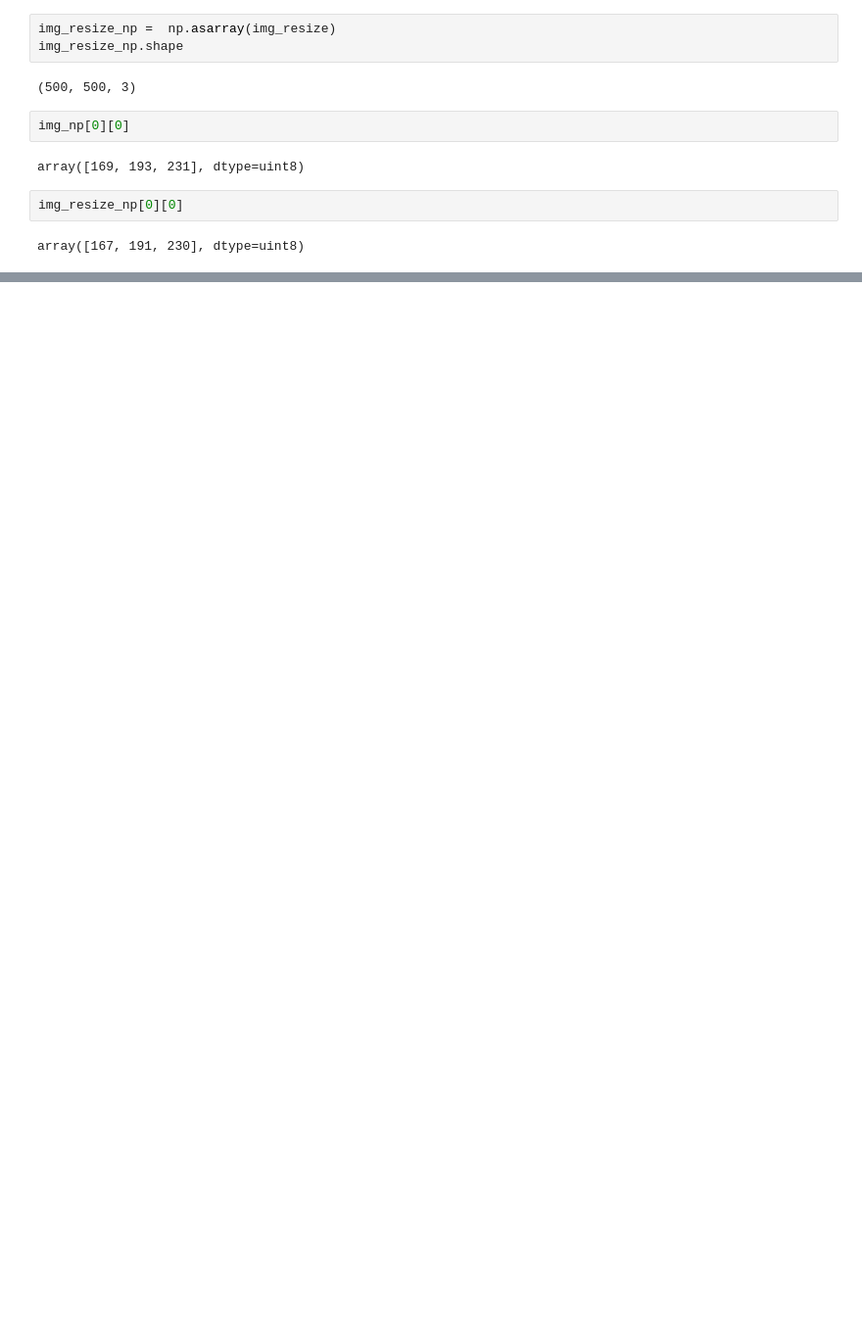
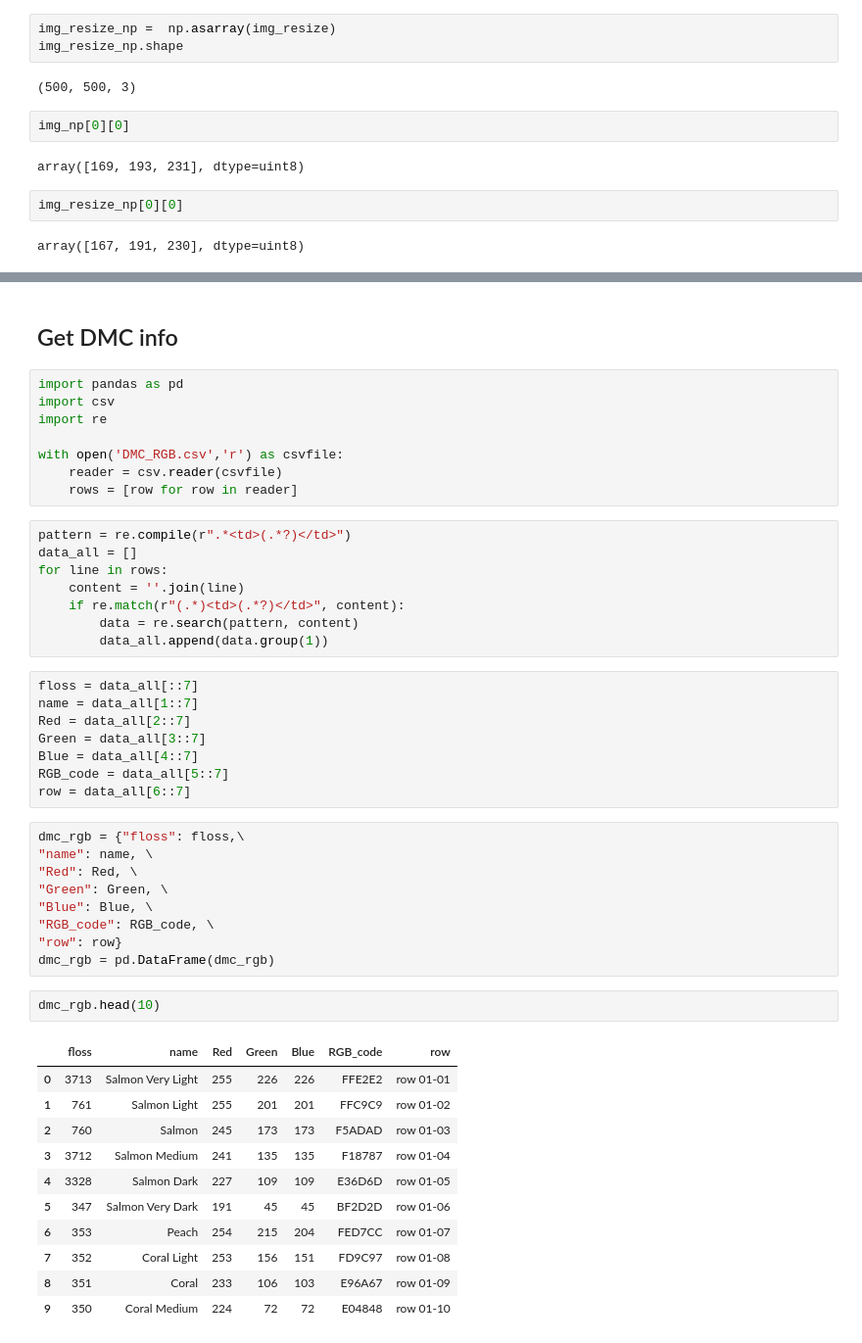
Before and after one commit to barbadosaloe/Dissertation, a Jupyter notebook: try.ipynb, the cells around one changed output, grey strips where cells are left out. Shown: that part at 98% size. Cells and saved outputs as stored; diff of their text form; blank space fills up the shorter version.

```diff
--- a/try.ipynb
+++ b/try.ipynb
@@ -36,0 +30,49 @@ ParserError: Error tokenizing data. C error: Expected 1 fields in line 81, saw 2
+# %% [markdown]
+## Get DMC info
+# %%
+import pandas as pd
+import csv
+import re
+
+with open('DMC_RGB.csv','r') as csvfile:
+    reader = csv.reader(csvfile)
+    rows = [row for row in reader]
+# %%
+pattern = re.compile(r".*<td>(.*?)</td>")
+data_all = []
+for line in rows:
+    content = ''.join(line)
+    if re.match(r"(.*)<td>(.*?)</td>", content):
+        data = re.search(pattern, content)
+        data_all.append(data.group(1))
+# %%
+floss = data_all[::7]
+name = data_all[1::7]
+Red = data_all[2::7]
+Green = data_all[3::7]
+Blue = data_all[4::7]
+RGB_code = data_all[5::7]
+row = data_all[6::7]
+# %%
+dmc_rgb = {"floss": floss,\
+"name": name, \
+"Red": Red, \
+"Green": Green, \
+"Blue": Blue, \
+"RGB_code": RGB_code, \
+"row": row}
+dmc_rgb = pd.DataFrame(dmc_rgb)
+# %%
+dmc_rgb.head(10)
+# %% [output]
+|  | floss | name | Red | Green | Blue | RGB_code | row |
+| 0 | 3713 | Salmon Very Light | 255 | 226 | 226 | FFE2E2 | row 01-01 |
+| 1 | 761 | Salmon Light | 255 | 201 | 201 | FFC9C9 | row 01-02 |
+| 2 | 760 | Salmon | 245 | 173 | 173 | F5ADAD | row 01-03 |
+| 3 | 3712 | Salmon Medium | 241 | 135 | 135 | F18787 | row 01-04 |
+| 4 | 3328 | Salmon Dark | 227 | 109 | 109 | E36D6D | row 01-05 |
+| 5 | 347 | Salmon Very Dark | 191 | 45 | 45 | BF2D2D | row 01-06 |
+| 6 | 353 | Peach | 254 | 215 | 204 | FED7CC | row 01-07 |
+| 7 | 352 | Coral Light | 253 | 156 | 151 | FD9C97 | row 01-08 |
+| 8 | 351 | Coral | 233 | 106 | 103 | E96A67 | row 01-09 |
+| 9 | 350 | Coral Medium | 224 | 72 | 72 | E04848 | row 01-10 |
```
Also changed, not shown: parts of 5 cells of this notebook, 1 other file.
